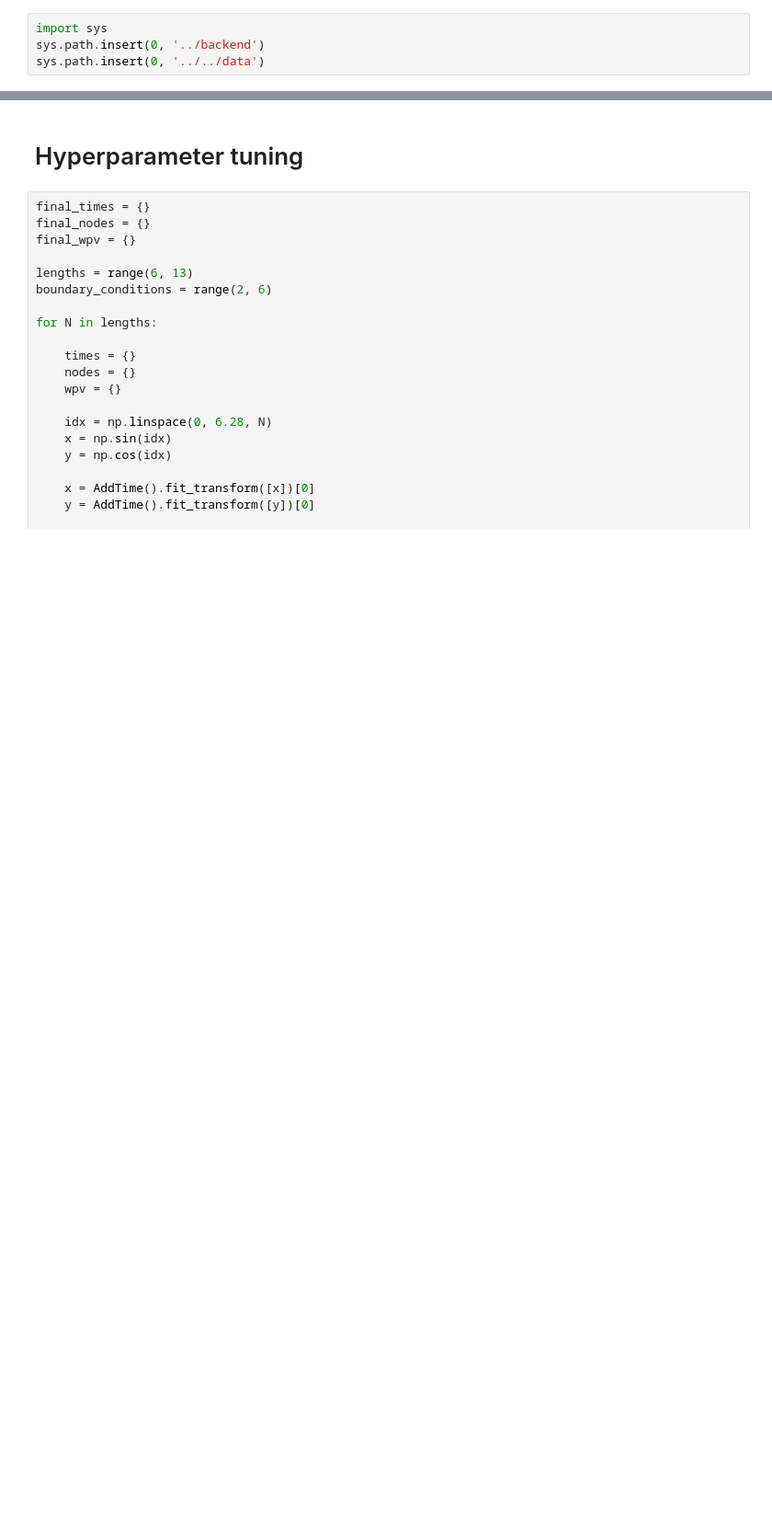
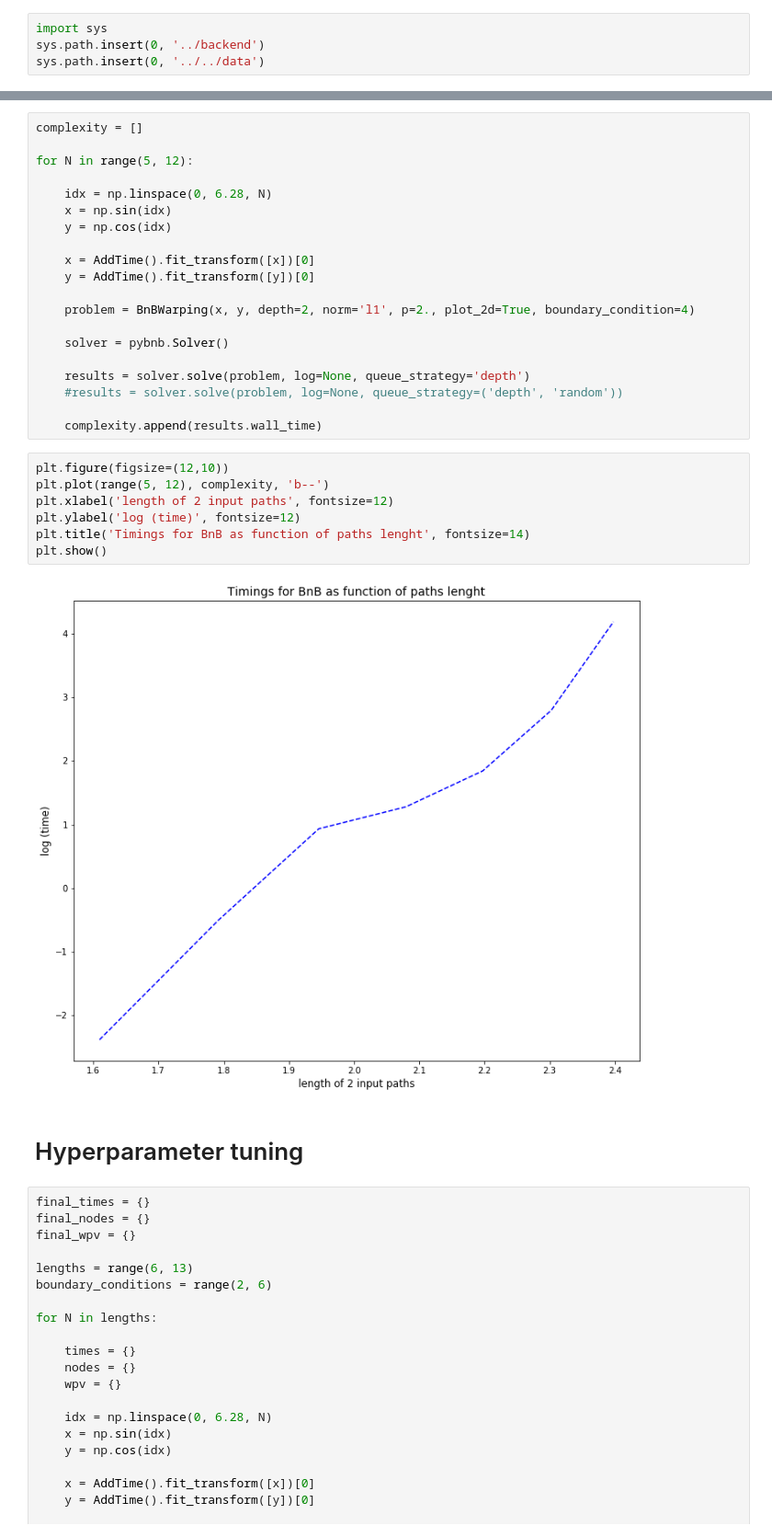
Before and after one commit to mindychen213/warped-p-variation, a Jupyter notebook: Branch-and-Bound/examples/Timings for BnB Warping P-Var Signature distance.ipynb, the cells around one changed output, grey strips where cells are left out. Shown: that part at 92% size. Saved outputs shown, nothing was run; the diff lists cells and outputs as text; blank space fills up the shorter version.

```diff
--- a/Branch-and-Bound/examples/Timings for BnB Warping P-Var Signature distance.ipynb
+++ b/Branch-and-Bound/examples/Timings for BnB Warping P-Var Signature distance.ipynb
@@ -54,3 +84,32 @@ all the rest:  3539
+# %%
+complexity = []
+
+for N in range(5, 12):
+
+    idx = np.linspace(0, 6.28, N)
+    x = np.sin(idx)
+    y = np.cos(idx)
+
+    x = AddTime().fit_transform([x])[0]
+    y = AddTime().fit_transform([y])[0]
+
+    problem = BnBWarping(x, y, depth=2, norm='l1', p=2., plot_2d=True, boundary_condition=4)
+
+    solver = pybnb.Solver()
+
+    results = solver.solve(problem, log=None, queue_strategy='depth')
+    #results = solver.solve(problem, log=None, queue_strategy=('depth', 'random'))
+
+    complexity.append(results.wall_time)
+# %%
+plt.figure(figsize=(12,10))
+plt.plot(range(5, 12), complexity, 'b--')
+plt.xlabel('length of 2 input paths', fontsize=12)
+plt.ylabel('log (time)', fontsize=12)
+plt.title('Timings for BnB as function of paths lenght', fontsize=14)
+plt.show()
+# %% [output]
+[figure, added]
 # %% [markdown]
 # Hyperparameter tuning
 # %%
```
Also changed, not shown: parts of 10 cells of this notebook, 5 other files.
